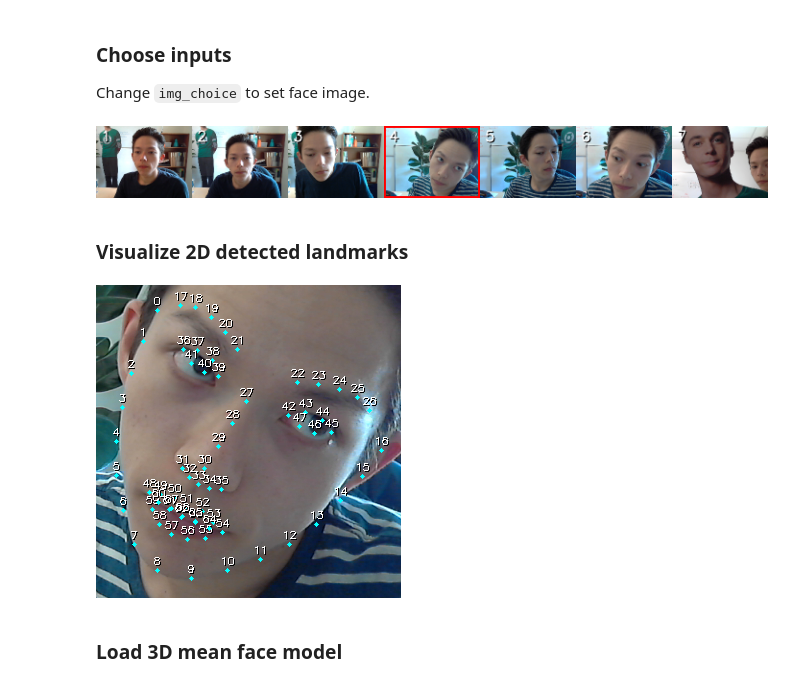
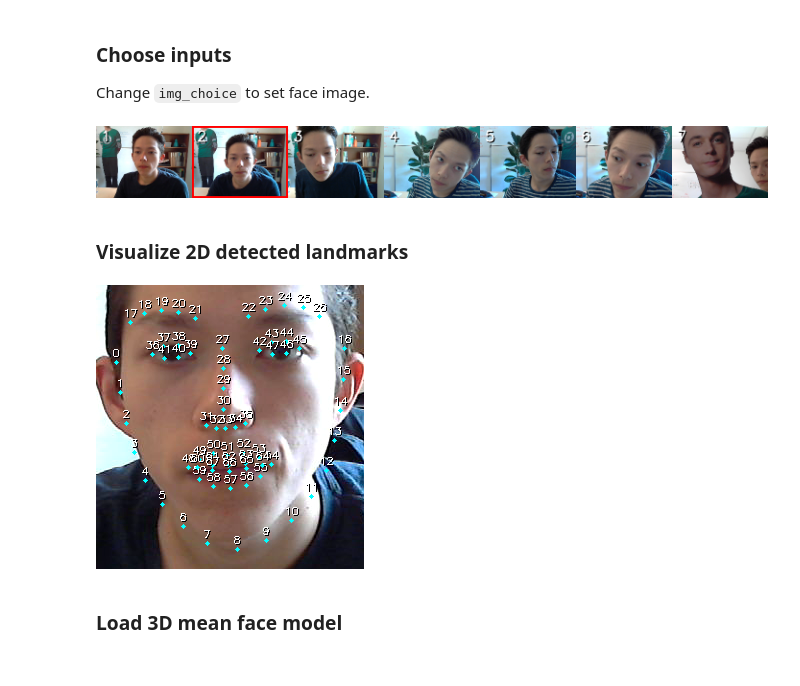
Before and after one commit to errollw/CLM-gaze-tracker-OLD, a Jupyter notebook: eye-tracking.ipynb, the cells around one changed output. Drawn from its saved outputs; the diff is of its cells as text; code cells hidden in the pictures.

```diff
--- a/eye-tracking.ipynb
+++ b/eye-tracking.ipynb
@@ -47,29 +47,29 @@ def trim_fig(fig, pad=8):
 
 Change `img_choice` to set face image.
 # %%
-img_choice = 4
+img_choice = 2
 
 # show face images in directory
 face_imgs = [cv2.imread(f) for f in os.listdir(".") if f.startswith('img_')];
 face_imgs = [cv2.resize(img, (200,200*img.shape[0]/img.shape[1])) for img in face_imgs]
 
 # show red border around chosen face image
 f_img = face_imgs[img_choice-1];
 f_img[:4,:] = f_img[-4:,:] = f_img[:,:4] = f_img[:,-4:] = [0,0,255]
 
 for i, f_img in enumerate(face_imgs):
     pretty_txt(f_img, str(i+1), (20, 20), s=1, t=2)
 
 # visualize the choice
 cv2.imwrite("all_face_images.png", np.hstack(face_imgs))
 display(Image("all_face_images.png"))
 
 # set filenames for the chosen face
 filename_face_img = 'img_'+str(img_choice-1)+'.png'
 filename_ldmks = 'landmarks_'+str(img_choice-1)+'.txt'
 filename_mean_ldmks = 'Multi-PIE_aligned_PDM_68.txt'
 # %% [output]
-[figure, old version]
+[figure, new version]
 # %% [markdown]
 ### Visualize 2D detected landmarks
 # %%
@@ -98,7 +98,7 @@ cv2.imwrite("2d-landmarks.png", debug_img[np.min(l2d_ys)-20:np.max(l2d_ys)+20,
                                           np.min(l2d_xs)-20:np.max(l2d_xs)+20])
 display(Image("2d-landmarks.png"))
 # %% [output]
-[figure, old version]
+[figure, new version]
 # %% [markdown]
 ### Load 3D mean face model
 # %%
```
Also changed, not shown: parts of 4 cells of this notebook, 10 other files.
